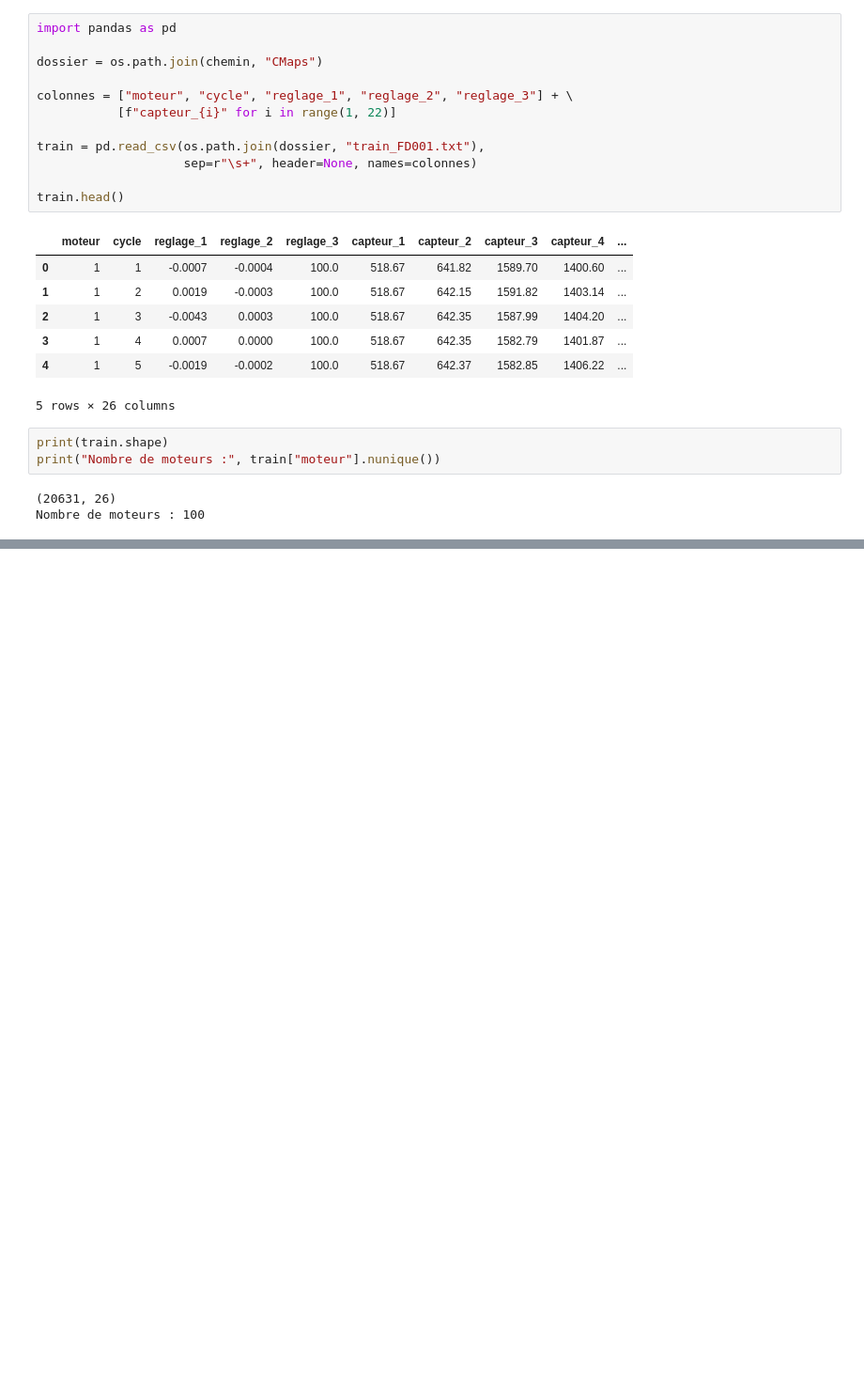
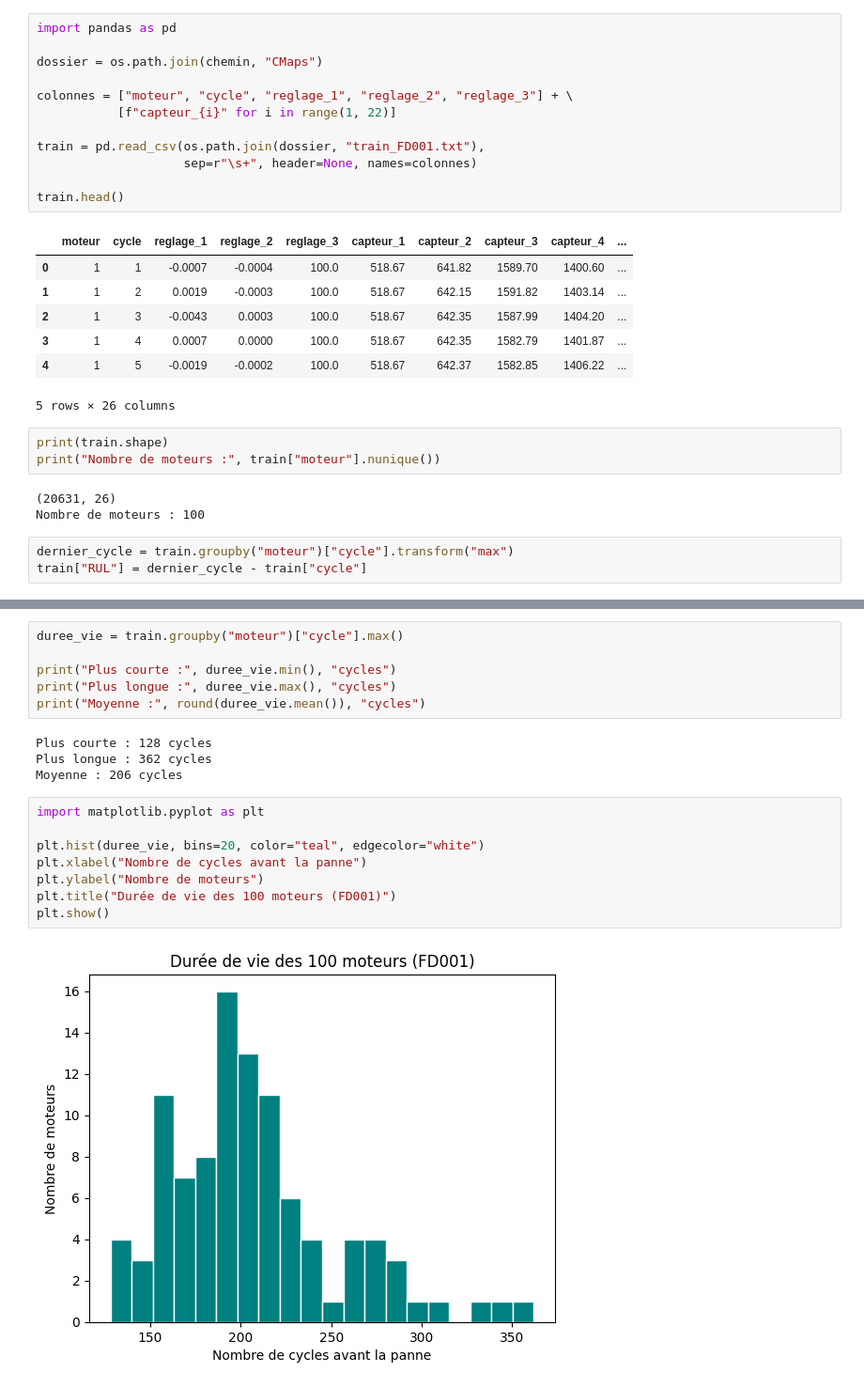
Before and after one commit to Bousara/turbofan-predictive-maintenance, a Jupyter notebook: notebooks/01_exploration.ipynb, the cells around one changed output, grey strips where cells are left out. Shown at 94% size. Drawn from its saved outputs; the diff is of its cells as text; blank space fills up the shorter version.

Commit message:
Calcul de la RUL et durée de vie des moteurs

```diff
--- a/notebooks/01_exploration.ipynb
+++ b/notebooks/01_exploration.ipynb
@@ -61,3 +61,6 @@ print("Nombre de moteurs :", train["moteur"].nunique())
 # %% [output]
 (20631, 26)
 Nombre de moteurs : 100
+# %%
+dernier_cycle = train.groupby("moteur")["cycle"].transform("max")
+train["RUL"] = dernier_cycle - train["cycle"]
@@ -63,0 +84,20 @@ Nombre de moteurs : 100
+# %%
+duree_vie = train.groupby("moteur")["cycle"].max()
+
+print("Plus courte :", duree_vie.min(), "cycles")
+print("Plus longue :", duree_vie.max(), "cycles")
+print("Moyenne :", round(duree_vie.mean()), "cycles")
+# %% [output]
+Plus courte : 128 cycles
+Plus longue : 362 cycles
+Moyenne : 206 cycles
+# %%
+import matplotlib.pyplot as plt
+
+plt.hist(duree_vie, bins=20, color="teal", edgecolor="white")
+plt.xlabel("Nombre de cycles avant la panne")
+plt.ylabel("Nombre de moteurs")
+plt.title("Durée de vie des 100 moteurs (FD001)")
+plt.show()
+# %% [output]
+[figure, added]
```
Also changed, not shown: parts of 1 cell of this notebook.
